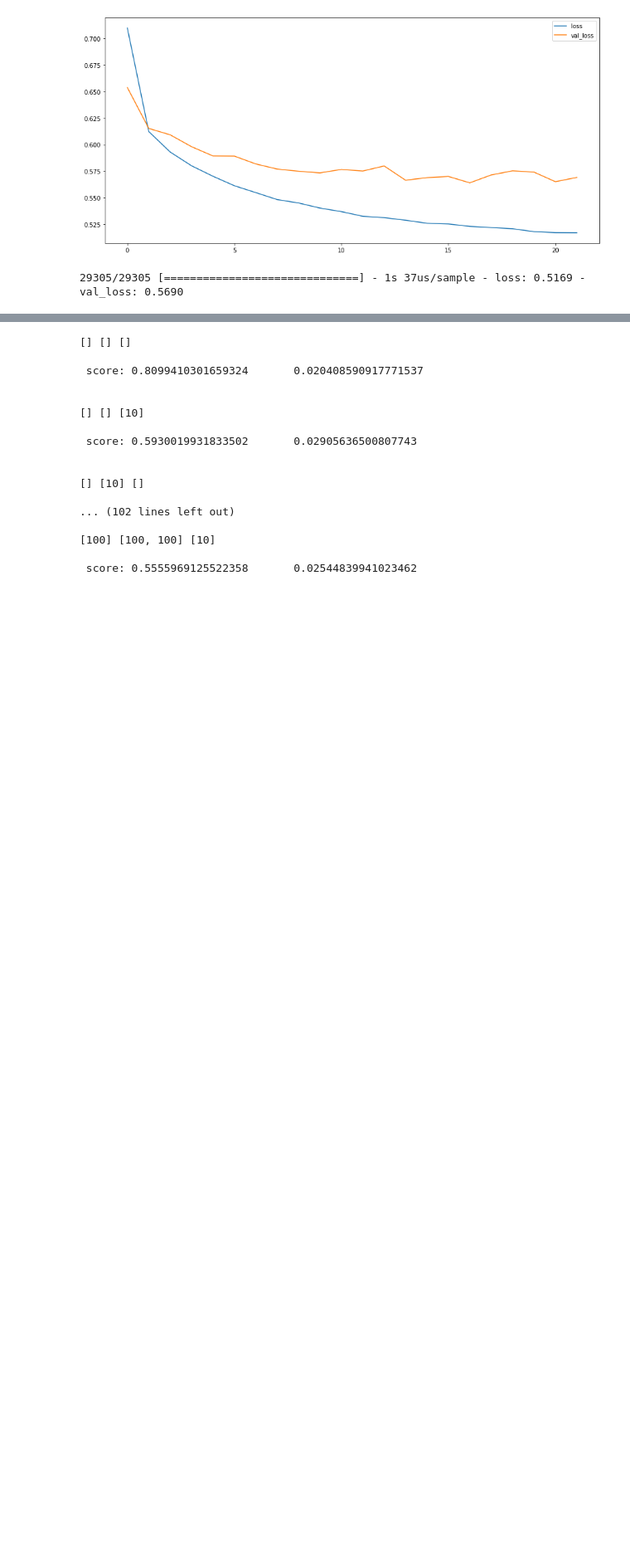
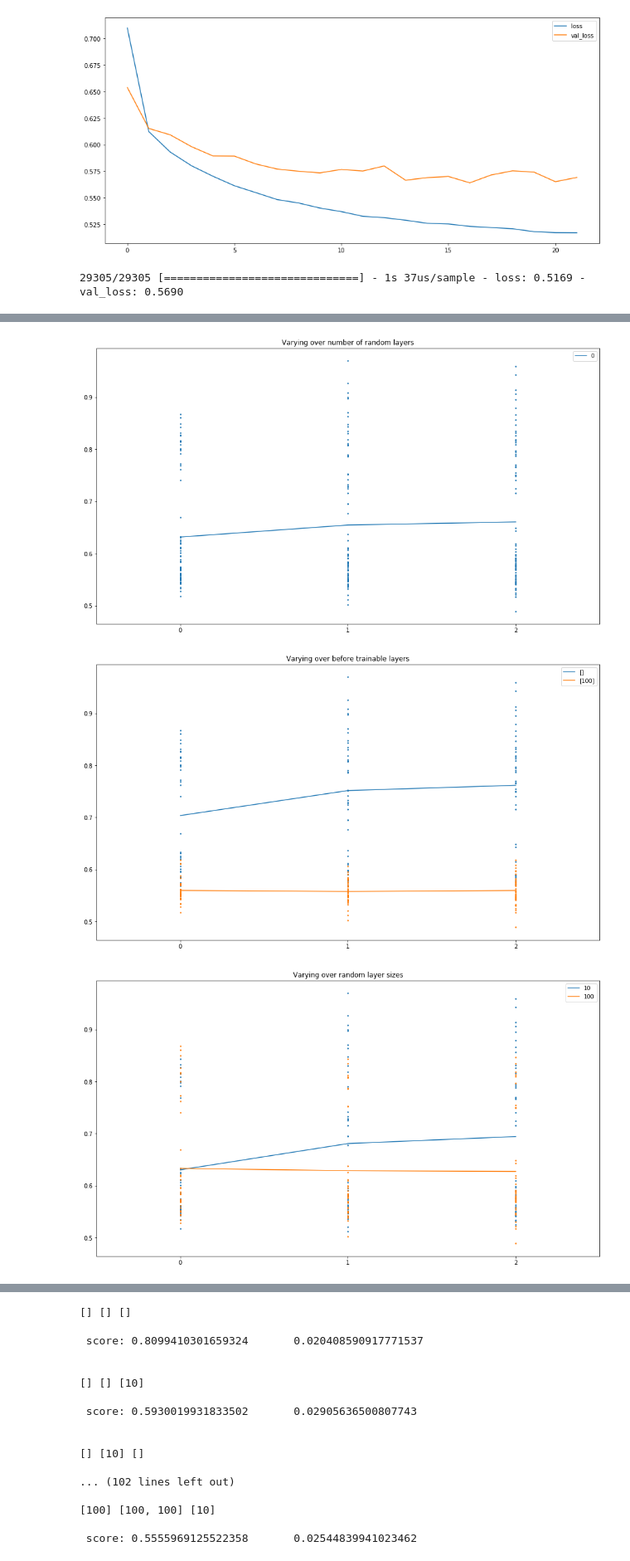
Before and after one commit to matejsladek/random_layers, a Jupyter notebook: code/experiments/census-income/Census Income.ipynb, the cells around one changed output, grey strips where cells are left out. Shown: that part at 83% size. Cells and saved outputs as stored; diff of their text form; code cells hidden in the pictures; blank space fills up the shorter version.

```diff
--- a/code/experiments/census-income/Census Income.ipynb
+++ b/code/experiments/census-income/Census Income.ipynb
@@ -160,0 +159,3 @@ class PlotLosses(keras.callbacks.Callback):
+# %%
+def log_space(x, shift=1e-12): return np.log(x + shift)
+def un_log_space(x, shift=1e-12): return np.exp(x) - shift
@@ -216,7 +198,3 @@ model_configurations.shape, prod(model_configurations.shape), prod(model_configu
-# %%
-epsilon = 1e-12
-def log_space(x): return np.log(x + epsilon)
-def un_log_space(x): return np.exp(x) - epsilon
 # %%
 domain = [
     {
@@ -340,8 +361,3 @@ for i, model_type in enumerate(model_configurations.reshape(-1, 3)):
 # %% [output]
 [figure]
 29305/29305 [==============================] - 1s 37us/sample - loss: 0.5169 - val_loss: 0.5690
-# %%
-file = open("output/result.output", "r")
-shape = tuple(map(int, file.readline().rstrip().split(",")))
-data = np.genfromtxt(StringIO(file.read()))
-results = data.reshape(shape)
@@ -371,0 +364,21 @@ for index in range(len(results.shape)):
+# %%
+plot_marginals(
+    results,
+    [
+        "Before trainable layers",
+        "Random layer sizes",
+        "Number of random layers",
+        "After trainable layers",
+    ],
+    [
+        before_options,
+        sizes,
+        list(range(3)),
+        after_options,
+    ],
+    2,
+)
+# %% [output]
+[figure, added]
+[figure, added]
+[figure, added]
```
Also changed, not shown: parts of 53 cells of this notebook, 1 other file.
